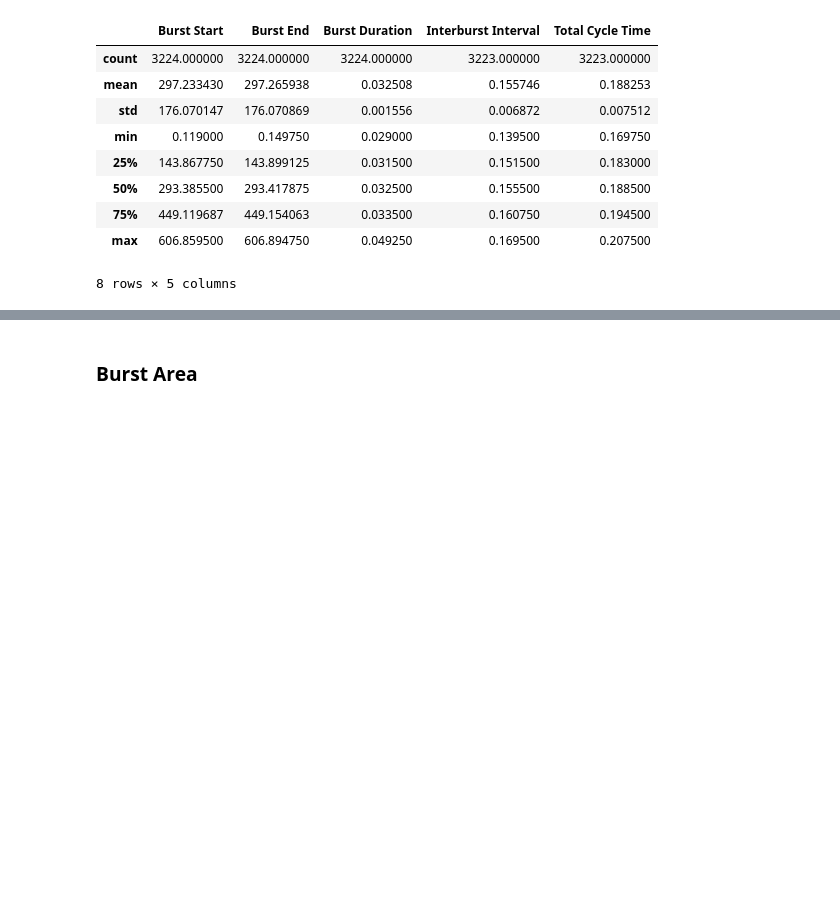
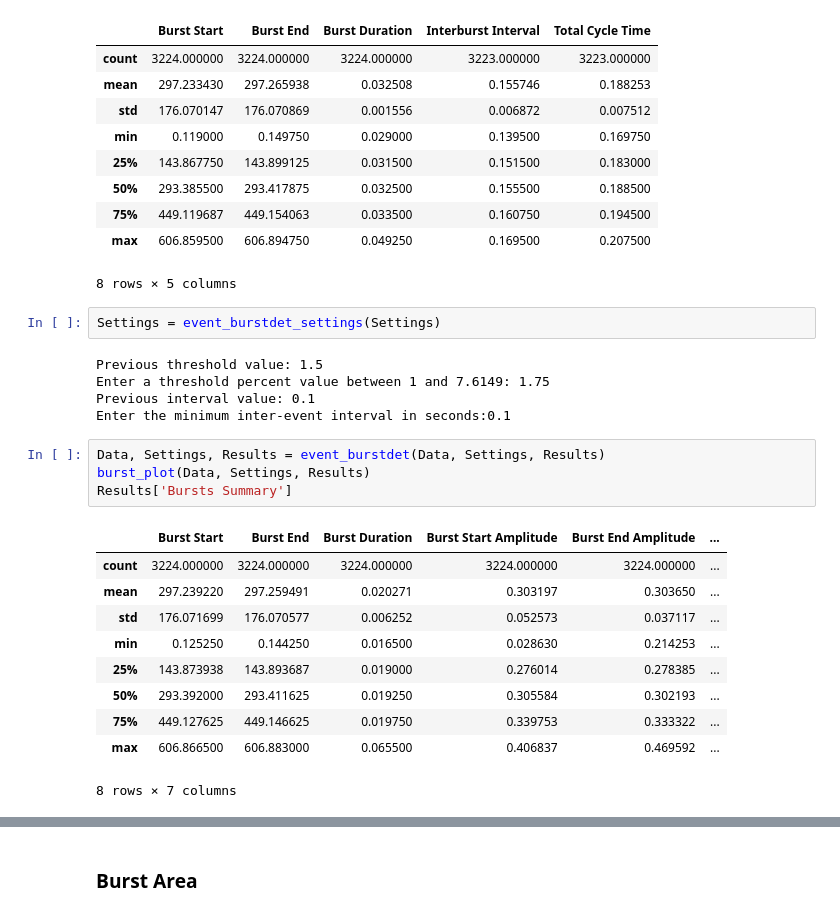
Before and after one commit to drcgw/bass, a Jupyter notebook: SWAN.ipynb, the cells around one changed output, grey strips where cells are left out. Drawn from its saved outputs; the diff is of its cells as text; blank space fills up the shorter version.

```diff
--- a/SWAN.ipynb
+++ b/SWAN.ipynb
@@ -1394,3 +1423,25 @@ Enter the minimum inter-event interval in seconds:0.1
 | 75% | 449.119687 | 449.154063 | 0.033500 | 0.160750 | 0.194500 |
 | max | 606.859500 | 606.894750 | 0.049250 | 0.169500 | 0.207500 |
 8 rows × 5 columns
+# %%
+Settings = event_burstdet_settings(Settings)
+# %% [output]
+Previous threshold value: 1.5
+Enter a threshold percent value between 1 and 7.6149: 1.75
+Previous interval value: 0.1
+Enter the minimum inter-event interval in seconds:0.1
+# %%
+Data, Settings, Results = event_burstdet(Data, Settings, Results)
+burst_plot(Data, Settings, Results)
+Results['Bursts Summary']
+# %% [output]
+|  | Burst Start | Burst End | Burst Duration | Burst Start Amplitude | Burst End Amplitude | ... |
+| count | 3224.000000 | 3224.000000 | 3224.000000 | 3224.000000 | 3224.000000 | ... |
+| mean | 297.239220 | 297.259491 | 0.020271 | 0.303197 | 0.303650 | ... |
+| std | 176.071699 | 176.070577 | 0.006252 | 0.052573 | 0.037117 | ... |
+| min | 0.125250 | 0.144250 | 0.016500 | 0.028630 | 0.214253 | ... |
+| 25% | 143.873938 | 143.893687 | 0.019000 | 0.276014 | 0.278385 | ... |
+| 50% | 293.392000 | 293.411625 | 0.019250 | 0.305584 | 0.302193 | ... |
+| 75% | 449.127625 | 449.146625 | 0.019750 | 0.339753 | 0.333322 | ... |
+| max | 606.866500 | 606.883000 | 0.065500 | 0.406837 | 0.469592 | ... |
+8 rows × 7 columns
```
Also changed, not shown: parts of 7 cells of this notebook.
